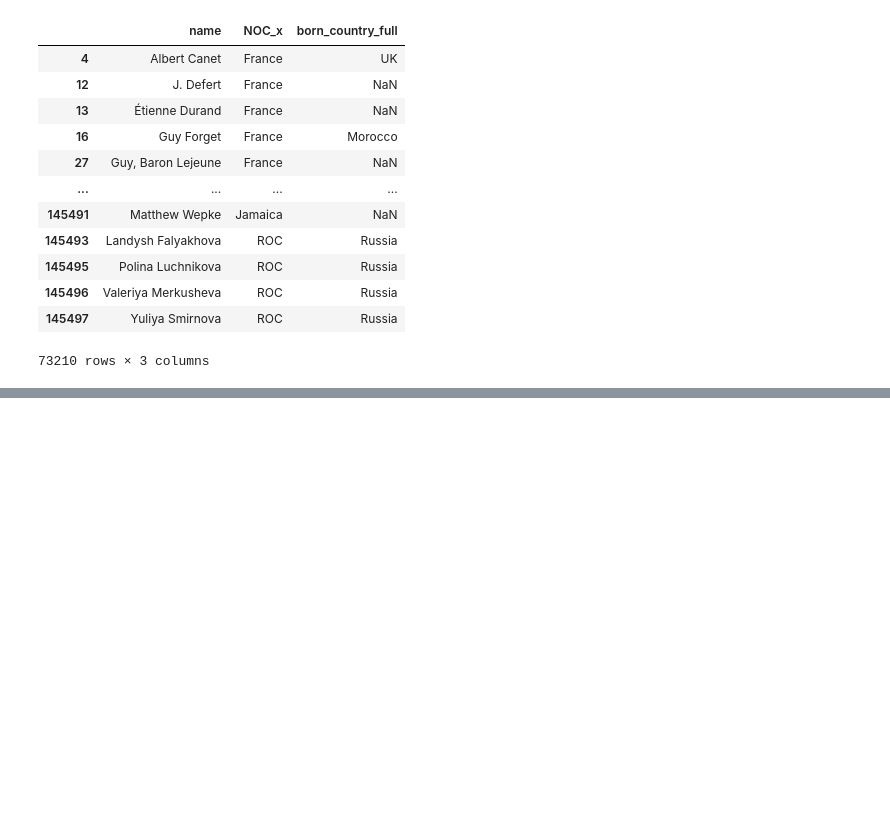
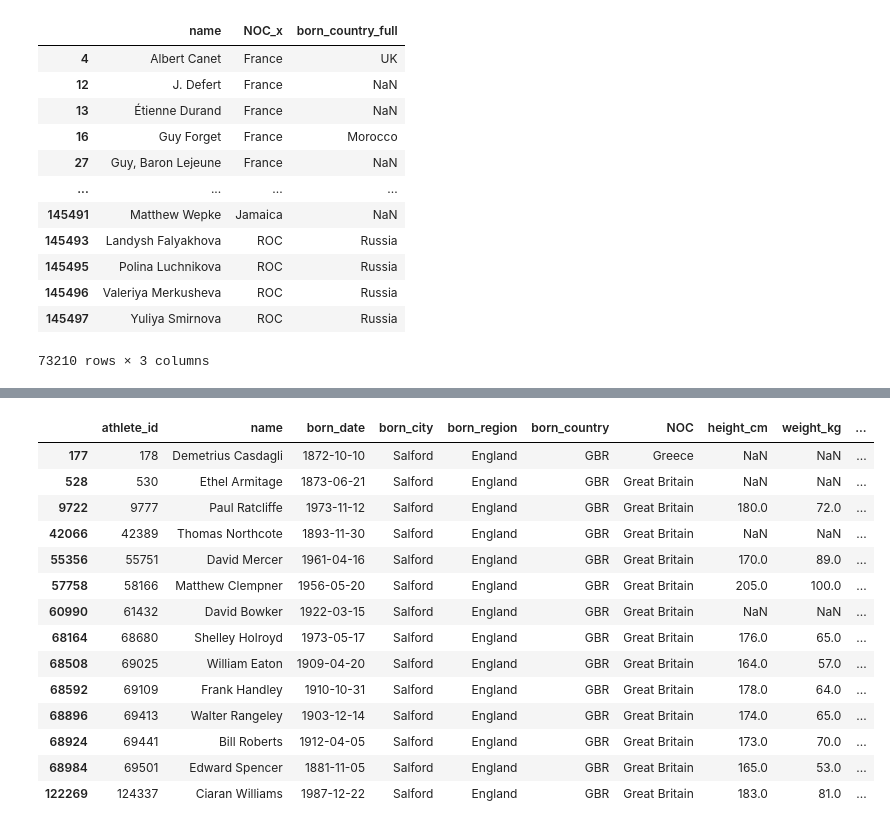
Before and after one commit to leoparty59/Awesome_Pandas_Tutorial, a Jupyter notebook: mydataframe_notebook.ipynb, the cells around one changed output, grey strips where cells are left out. Saved outputs shown, nothing was run; the diff lists cells and outputs as text; code cells hidden in the pictures; blank space fills up the shorter version.

```diff
--- a/mydataframe_notebook.ipynb
+++ b/mydataframe_notebook.ipynb
@@ -425,0 +480,19 @@ bios_new[bios_new['NOC_x'] != bios_new['born_country_full']][['name','NOC_x','bo
+# %%
+born_city = bios[bios['born_city']=='Salford'].copy()
+born_city
+# %% [output]
+|  | athlete_id | name | born_date | born_city | born_region | born_country | NOC | height_cm | weight_kg | ... |
+| 177 | 178 | Demetrius Casdagli | 1872-10-10 | Salford | England | GBR | Greece | NaN | NaN | ... |
+| 528 | 530 | Ethel Armitage | 1873-06-21 | Salford | England | GBR | Great Britain | NaN | NaN | ... |
+| 9722 | 9777 | Paul Ratcliffe | 1973-11-12 | Salford | England | GBR | Great Britain | 180.0 | 72.0 | ... |
+| 42066 | 42389 | Thomas Northcote | 1893-11-30 | Salford | England | GBR | Great Britain | NaN | NaN | ... |
+| 55356 | 55751 | David Mercer | 1961-04-16 | Salford | England | GBR | Great Britain | 170.0 | 89.0 | ... |
+| 57758 | 58166 | Matthew Clempner | 1956-05-20 | Salford | England | GBR | Great Britain | 205.0 | 100.0 | ... |
+| 60990 | 61432 | David Bowker | 1922-03-15 | Salford | England | GBR | Great Britain | NaN | NaN | ... |
+| 68164 | 68680 | Shelley Holroyd | 1973-05-17 | Salford | England | GBR | Great Britain | 176.0 | 65.0 | ... |
+| 68508 | 69025 | William Eaton | 1909-04-20 | Salford | England | GBR | Great Britain | 164.0 | 57.0 | ... |
+| 68592 | 69109 | Frank Handley | 1910-10-31 | Salford | England | GBR | Great Britain | 178.0 | 64.0 | ... |
+| 68896 | 69413 | Walter Rangeley | 1903-12-14 | Salford | England | GBR | Great Britain | 174.0 | 65.0 | ... |
+| 68924 | 69441 | Bill Roberts | 1912-04-05 | Salford | England | GBR | Great Britain | 173.0 | 70.0 | ... |
+| 68984 | 69501 | Edward Spencer | 1881-11-05 | Salford | England | GBR | Great Britain | 165.0 | 53.0 | ... |
+| 122269 | 124337 | Ciaran Williams | 1987-12-22 | Salford | England | GBR | Great Britain | 183.0 | 81.0 | ... |
```
Also changed, not shown: parts of 18 cells of this notebook.
